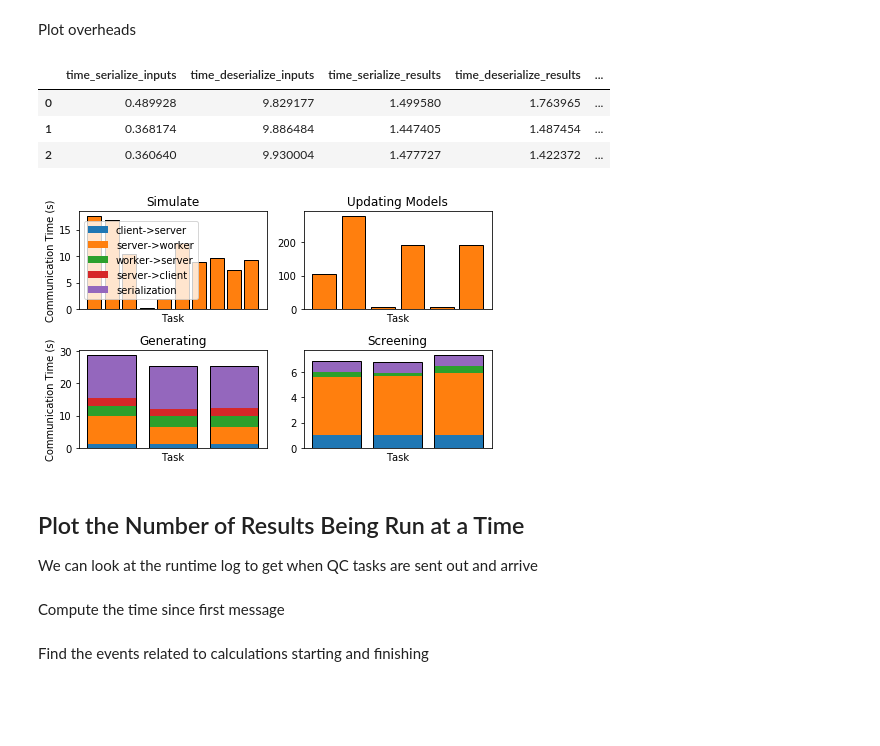
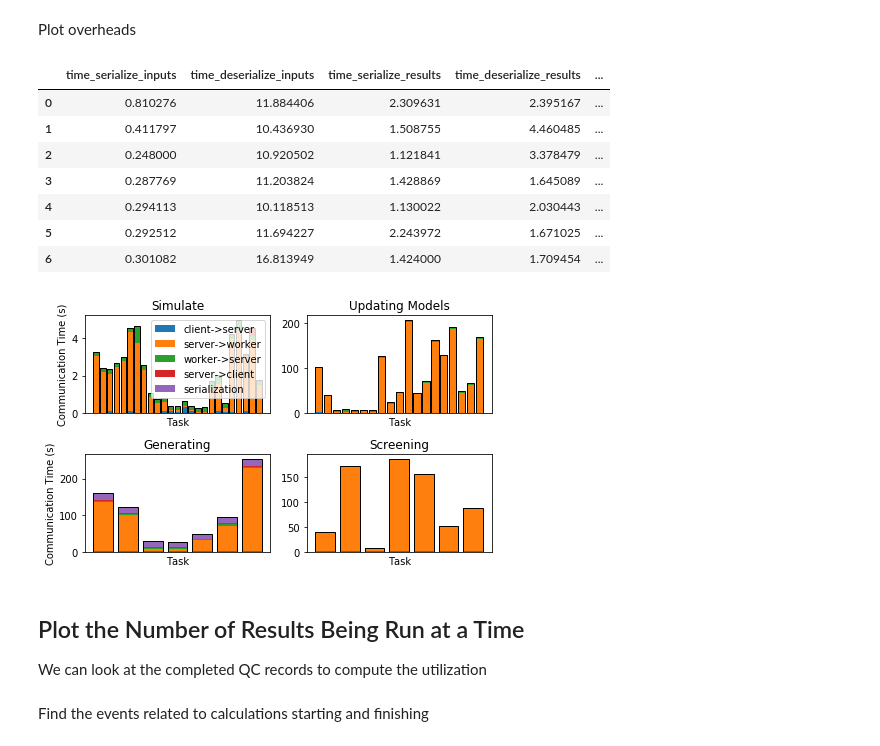
Before and after one commit to exalearn/colmena, a Jupyter notebook: molecule-design/atomization-energy/1_plot-run-data.ipynb, the cells around one changed output. Cells and saved outputs as stored; diff of their text form; code cells hidden in the pictures; blank space fills up the shorter version.

```diff
--- a/molecule-design/atomization-energy/1_plot-run-data.ipynb
+++ b/molecule-design/atomization-energy/1_plot-run-data.ipynb
@@ -40,4 +41,7 @@ Name: 0, dtype: object
 ## Load in Result File
 This file is the list of the quantum chemistry results
 # %%
-result_data = pd.read_json(os.path.join(run_info['path'], 'simulation_records.jsonld'), lines=True)
+result_data = pd.read_json(os.path.join(run_info['path'], 'simulation_records.jsonld'), lines=True).query('success')
+result_data.sort_values('time_created', inplace=True)
+# %%
+result_data.reset_index(inplace=True)
@@ -44,7 +50,11 @@ result_data = pd.read_json(os.path.join(run_info['path'], 'simulation_records.js
+# %%
+with open(os.path.join(run_info['path'], 'environment.json')) as fp:
+    env = json.load(fp)
+start_time = datetime.fromtimestamp(float(env['COBALT_STARTTIME']))
 # %% [markdown]
 Plot the time since first result
 # %%
-result_data['walltime'] = result_data['time_result_received'] - result_data['time_created'].min()
+result_data['walltime'] = result_data['time_result_received'] - start_time.timestamp()
 # %% [markdown]
 Plot the rate at which we aquired new results
 # %%
@@ -128,34 +138,38 @@ Plot overheads
 rl_data[[c for c in data.columns if c.startswith('time_') and 'serialize' in c] + ['worker_to_method-server']]
 # %% [output]
 |  | time_serialize_inputs | time_deserialize_inputs | time_serialize_results | time_deserialize_results | ... |
-| 0 | 0.489928 | 9.829177 | 1.499580 | 1.763965 | ... |
-| 1 | 0.368174 | 9.886484 | 1.447405 | 1.487454 | ... |
-| 2 | 0.360640 | 9.930004 | 1.477727 | 1.422372 | ... |
+| 0 | 0.810276 | 11.884406 | 2.309631 | 2.395167 | ... |
+| 1 | 0.411797 | 10.436930 | 1.508755 | 4.460485 | ... |
+| 2 | 0.248000 | 10.920502 | 1.121841 | 3.378479 | ... |
+| 3 | 0.287769 | 11.203824 | 1.428869 | 1.645089 | ... |
+| 4 | 0.294113 | 10.118513 | 1.130022 | 2.030443 | ... |
+| 5 | 0.292512 | 11.694227 | 2.243972 | 1.671025 | ... |
+| 6 | 0.301082 | 16.813949 | 1.424000 | 1.709454 | ... |
 # %%
 fig, axs = plt.subplots(2, 2, figsize=(6.5, 4.))
 
 for data, label, ax in zip([result_data, update_data, rl_data, screen_data],
                            ['Simulate', 'Updating Models', 'Generating', 'Screening'],
                            axs.flatten()):
-    subset = data.sort_values('time_created', ascending=True).tail(10)
+    subset = data.sort_values('time_created', ascending=True).tail(min(25, len(data)))
     steps = ['client_to_method-server', 'method-server_to_worker', 'worker_to_method-server', 'method-server_to_client', 'serialization']
     x = np.arange(len(subset))
     for i in range(len(steps)):
         start = subset[steps[:i]].sum(axis=1).values
         ax.bar(x, subset[steps[i]].values, bottom=start, label=steps[i].replace("_to_", "->").replace('method-server', 'server'))
     ax.bar(x, subset['overhead_time'].values, edgecolor='k', facecolor='none', lw=1)
 
     ax.set_xticks([])
     ax.set_title(label)
     ax.set_xlabel('Task')
 
 axs[0, 0].legend()
 for ax in axs[:, 0]:
     ax.set_ylabel('Communication Time (s)')
 fig.tight_layout()
 fig.savefig(os.path.join('figures', 'overhead-breakdown.svg'))
 # %% [output]
-[figure, old version]
+[figure, new version]
 # %% [markdown]
 ## Plot the Number of Results Being Run at a Time
-We can look at the runtime log to get when QC tasks are sent out and arrive
+We can look at the completed QC records to compute the utilization
@@ -170,2 +175,0 @@ log_data['time'], log_data['parsl'], log_data['level'], log_data['content'] = zi
-# %% [markdown]
-Compute the time since first message
```
Also changed, not shown: parts of 13 cells of this notebook, 2 other files.
